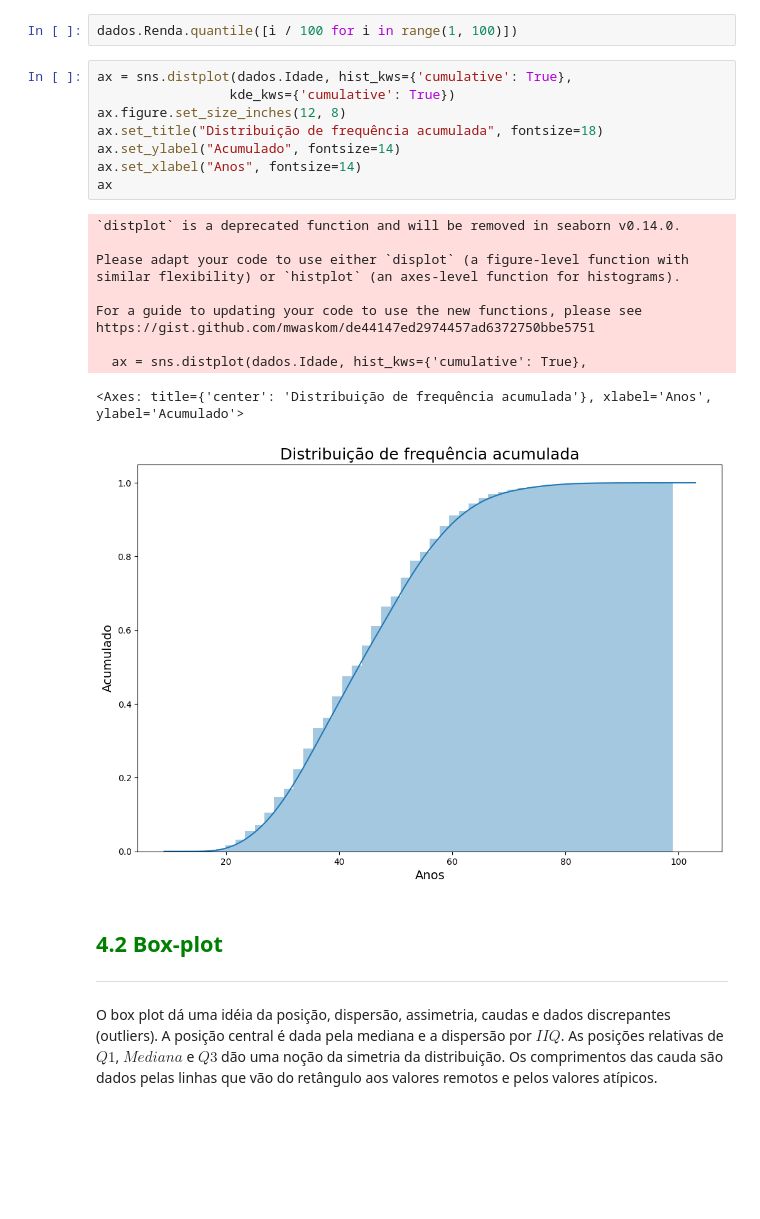
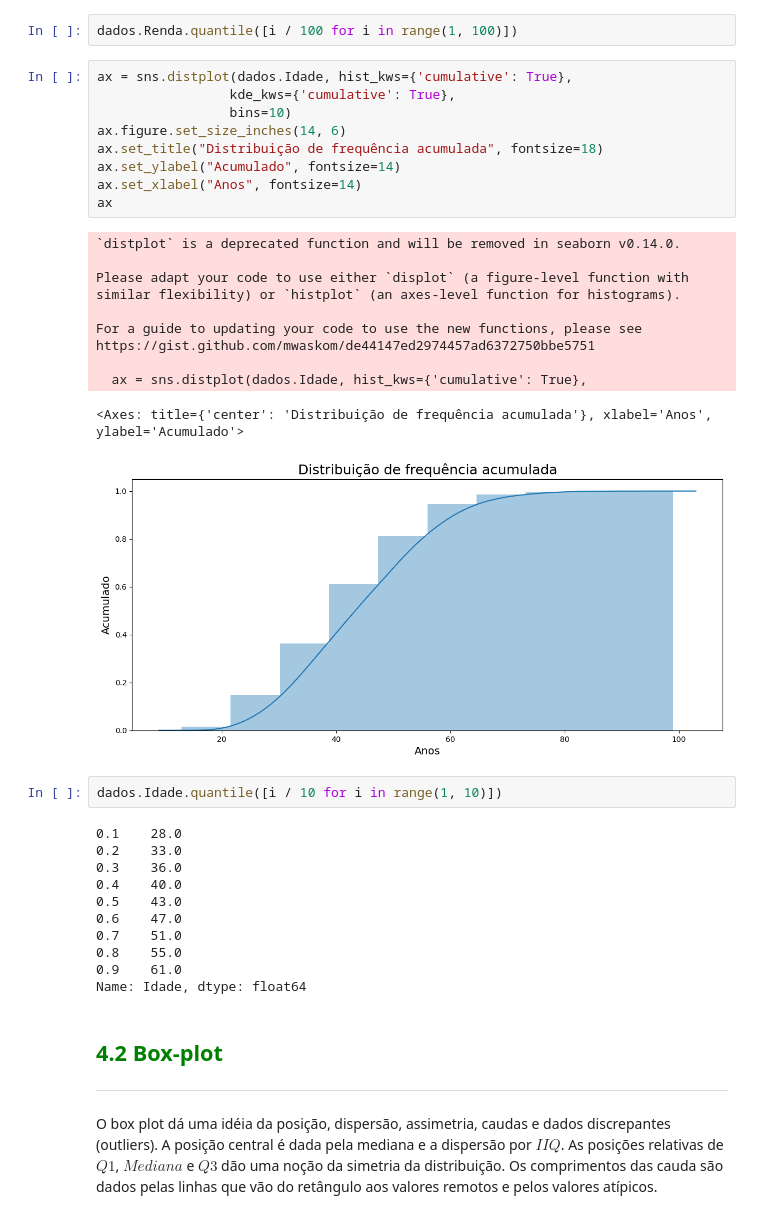
Before and after one commit to RayVilaca/Bootcamp-Data-Analytics, a Jupyter notebook: Cursos-Off/Alura/Estatística-com-Python/frequencias-e-medidas/Curso_de_Estatística_Parte_1.ipynb, the cells around one changed output. Drawn from its saved outputs; the diff is of its cells as text; blank space fills up the shorter version.

```diff
--- a/Cursos-Off/Alura/Estatística-com-Python/frequencias-e-medidas/Curso_de_Estatística_Parte_1.ipynb
+++ b/Cursos-Off/Alura/Estatística-com-Python/frequencias-e-medidas/Curso_de_Estatística_Parte_1.ipynb
@@ -1001,24 +1001,38 @@ dados.Renda.quantile([i / 10 for i in range(1, 10)])
 dados.Renda.quantile([i / 100 for i in range(1, 100)])
 # %%
 ax = sns.distplot(dados.Idade, hist_kws={'cumulative': True},
-                 kde_kws={'cumulative': True})
-ax.figure.set_size_inches(12, 8)
+                 kde_kws={'cumulative': True},
+                 bins=10)
+ax.figure.set_size_inches(14, 6)
 ax.set_title("Distribuição de frequência acumulada", fontsize=18)
 ax.set_ylabel("Acumulado", fontsize=14)
 ax.set_xlabel("Anos", fontsize=14)
 ax
 # %% [output]
 `distplot` is a deprecated function and will be removed in seaborn v0.14.0.
 
 Please adapt your code to use either `displot` (a figure-level function with
 similar flexibility) or `histplot` (an axes-level function for histograms).
 
 For a guide to updating your code to use the new functions, please see
 https://gist.github.com/mwaskom/de44147ed2974457ad6372750bbe5751
 
   ax = sns.distplot(dados.Idade, hist_kws={'cumulative': True},
 <Axes: title={'center': 'Distribuição de frequência acumulada'}, xlabel='Anos', ylabel='Acumulado'>
-[figure, old version]
+[figure, new version]
+# %%
+dados.Idade.quantile([i / 10 for i in range(1, 10)])
+# %% [output]
+0.1    28.0
+0.2    33.0
+0.3    36.0
+0.4    40.0
+0.5    43.0
+0.6    47.0
+0.7    51.0
+0.8    55.0
+0.9    61.0
+Name: Idade, dtype: float64
 # %% [markdown]
 ## <font color=green>4.2 Box-plot</font>
 ***
```
Also changed, not shown: parts of 6 cells of this notebook.
